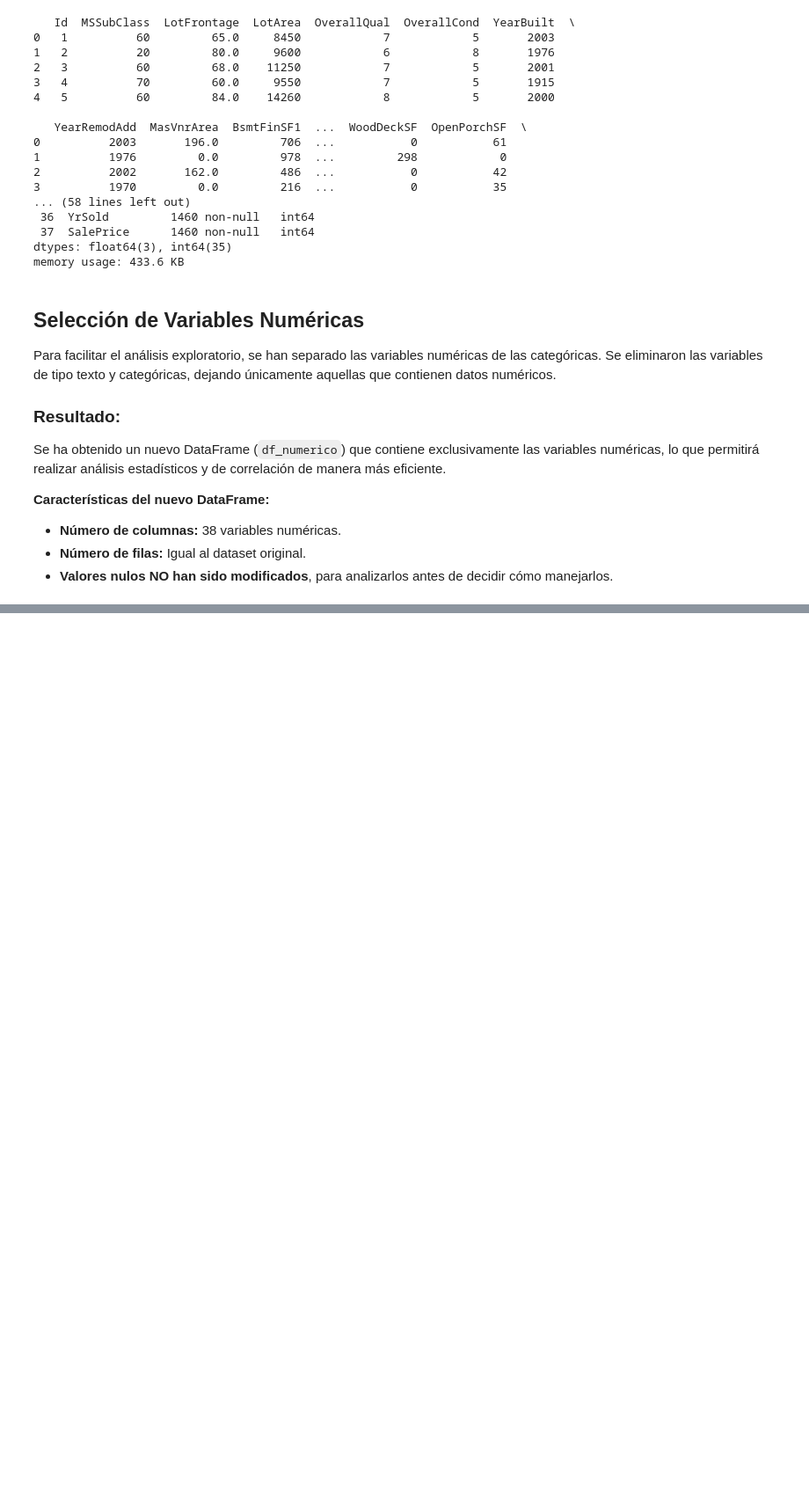
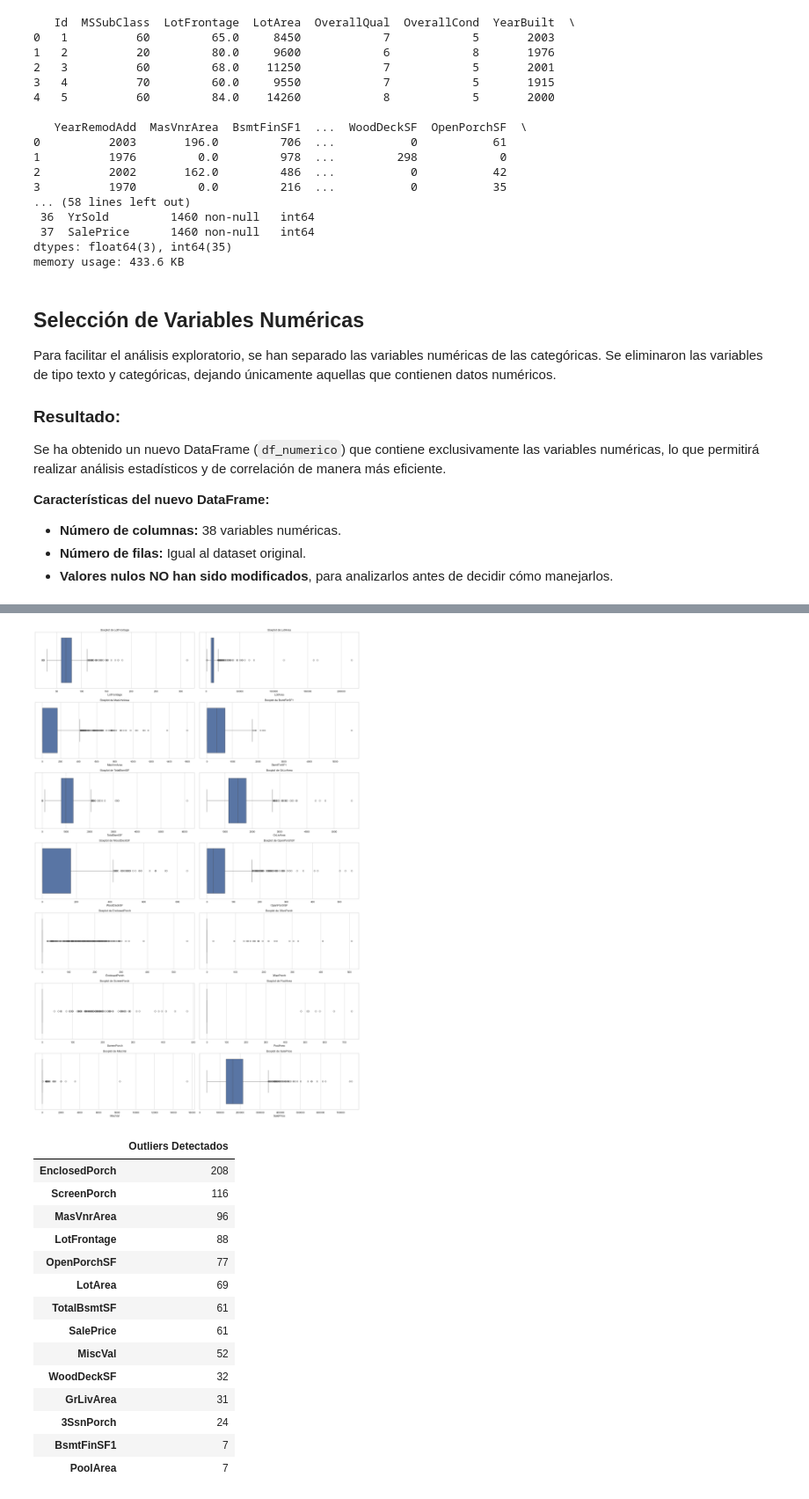
Before and after one commit to Gxrco/HT3-DM, a Jupyter notebook: notebook.ipynb, the cells around one changed output, grey strips where cells are left out. Shown: that part at 88% size. Drawn from its saved outputs; the diff is of its cells as text; code cells hidden in the pictures; blank space fills up the shorter version.

Commit message:
feat: analisis of objective variable

```diff
--- a/notebook.ipynb
+++ b/notebook.ipynb
@@ -188,0 +205,50 @@ df_numerico.describe()
+# %%
+variables_numericas = [
+    'LotFrontage', 'LotArea', 'MasVnrArea', 'BsmtFinSF1',
+    'TotalBsmtSF', 'GrLivArea', 'WoodDeckSF', 'OpenPorchSF',
+    'EnclosedPorch', '3SsnPorch', 'ScreenPorch', 'PoolArea',
+    'MiscVal', 'SalePrice'
+]
+
+plt.figure(figsize=(20, 30))
+
+for i, col in enumerate(variables_numericas, 1):
+    plt.subplot(7, 2, i)
+    sns.boxplot(x=df[col])
+    plt.title(f'Boxplot de {col}')
+
+plt.tight_layout()
+plt.show()
+
+outliers = {}
+
+for col in variables_numericas:
+    Q1 = df[col].quantile(0.25)
+    Q3 = df[col].quantile(0.75)
+    IQR = Q3 - Q1
+
+    lower_bound = Q1 - 1.5 * IQR
+    upper_bound = Q3 + 1.5 * IQR
+
+    outliers_count = ((df[col] < lower_bound) | (df[col] > upper_bound)).sum()
+    outliers[col] = outliers_count
+
+outliers_df = pd.DataFrame.from_dict(outliers, orient='index', columns=['Outliers Detectados'])
+outliers_df.sort_values(by='Outliers Detectados', ascending=False)
+# %% [output]
+[figure, added]
+|  | Outliers Detectados |
+| EnclosedPorch | 208 |
+| ScreenPorch | 116 |
+| MasVnrArea | 96 |
+| LotFrontage | 88 |
+| OpenPorchSF | 77 |
+| LotArea | 69 |
+| TotalBsmtSF | 61 |
+| SalePrice | 61 |
+| MiscVal | 52 |
+| WoodDeckSF | 32 |
+| GrLivArea | 31 |
+| 3SsnPorch | 24 |
+| BsmtFinSF1 | 7 |
+| PoolArea | 7 |
```
Also changed, not shown: parts of 10 cells of this notebook.
